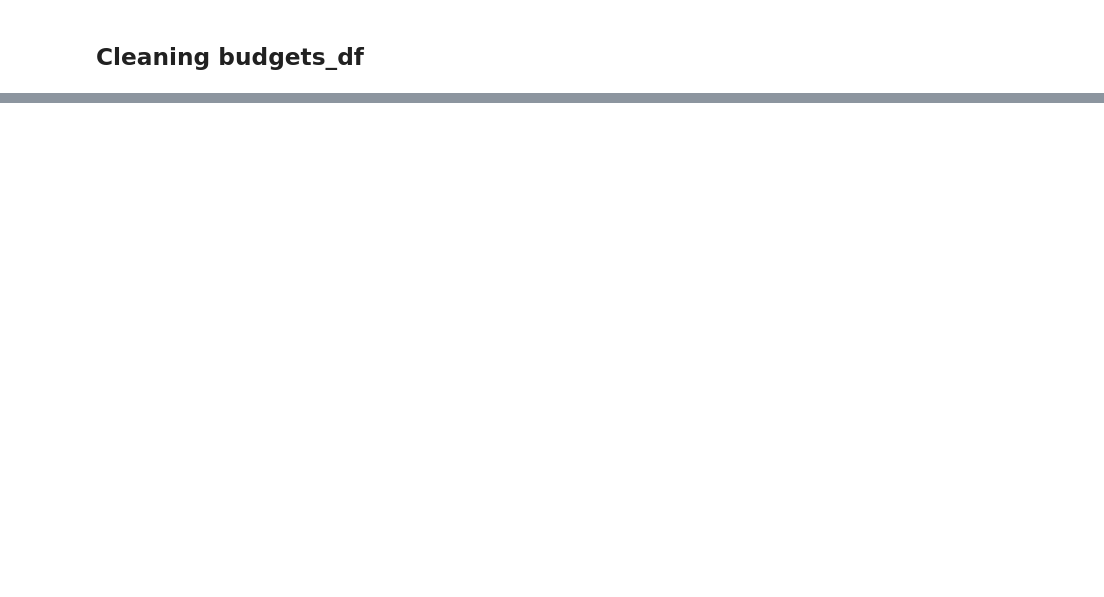
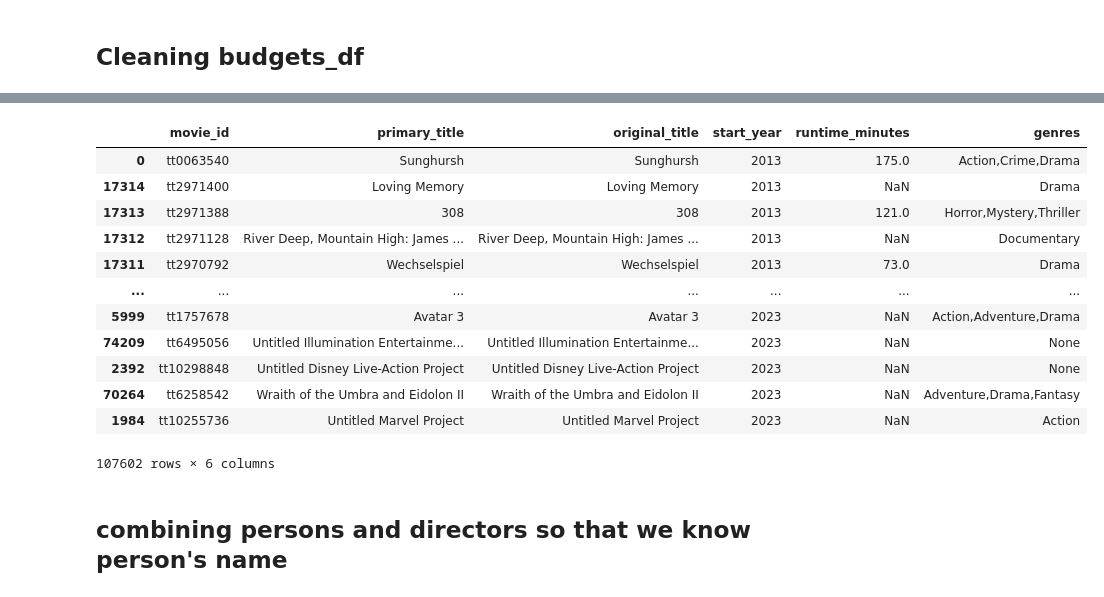
Before and after one commit to ParkedHampster/MS_Studios-Phase_1, a Jupyter notebook: individual_notebooks/Alison.ipynb, the cells around one changed output, grey strips where cells are left out. Saved outputs shown, nothing was run; the diff lists cells and outputs as text; code cells hidden in the pictures; blank space fills up the shorter version.

```diff
--- a/individual_notebooks/Alison.ipynb
+++ b/individual_notebooks/Alison.ipynb
@@ -798,0 +540,17 @@ budgets_df.head()
+# %%
+# sorting table by years ascending
+recent_imdb_movies.sort_values('start_year')
+# %% [output]
+|  | movie_id | primary_title | original_title | start_year | runtime_minutes | genres |
+| 0 | tt0063540 | Sunghursh | Sunghursh | 2013 | 175.0 | Action,Crime,Drama |
+| 17314 | tt2971400 | Loving Memory | Loving Memory | 2013 | NaN | Drama |
+| 17313 | tt2971388 | 308 | 308 | 2013 | 121.0 | Horror,Mystery,Thriller |
+| 17312 | tt2971128 | River Deep, Mountain High: James ... | River Deep, Mountain High: James ... | 2013 | NaN | Documentary |
+| 17311 | tt2970792 | Wechselspiel | Wechselspiel | 2013 | 73.0 | Drama |
+| ... | ... | ... | ... | ... | ... | ... |
+| 5999 | tt1757678 | Avatar 3 | Avatar 3 | 2023 | NaN | Action,Adventure,Drama |
+| 74209 | tt6495056 | Untitled Illumination Entertainme... | Untitled Illumination Entertainme... | 2023 | NaN | None |
+| 2392 | tt10298848 | Untitled Disney Live-Action Project | Untitled Disney Live-Action Project | 2023 | NaN | None |
+| 70264 | tt6258542 | Wraith of the Umbra and Eidolon II | Wraith of the Umbra and Eidolon II | 2023 | NaN | Adventure,Drama,Fantasy |
+| 1984 | tt10255736 | Untitled Marvel Project | Untitled Marvel Project | 2023 | NaN | Action |
+107602 rows × 6 columns
@@ -798,0 +559,2 @@ budgets_df.head()
+# %% [markdown]
+## combining persons and directors so that we know person's name
```
Also changed, not shown: parts of 63 cells of this notebook.
